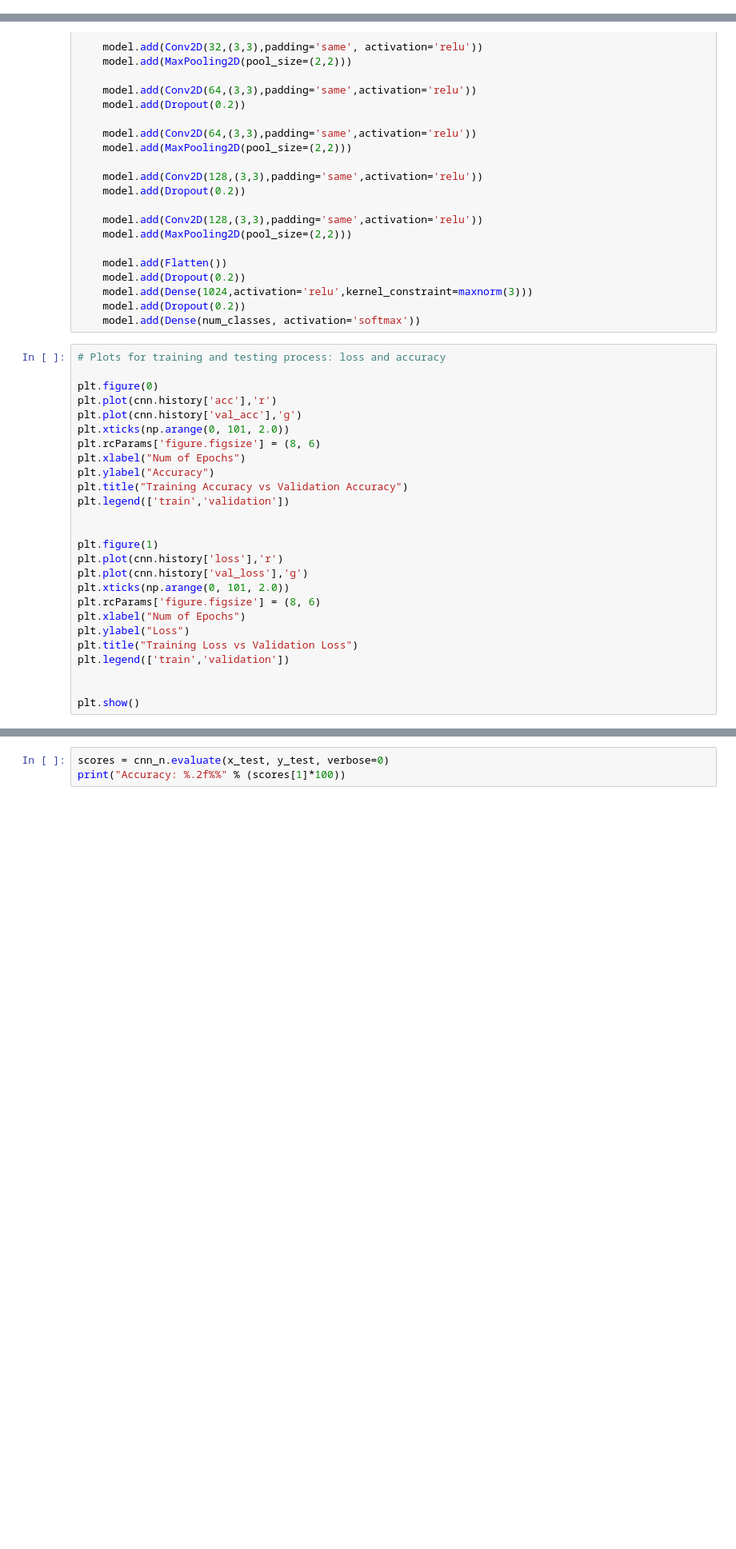
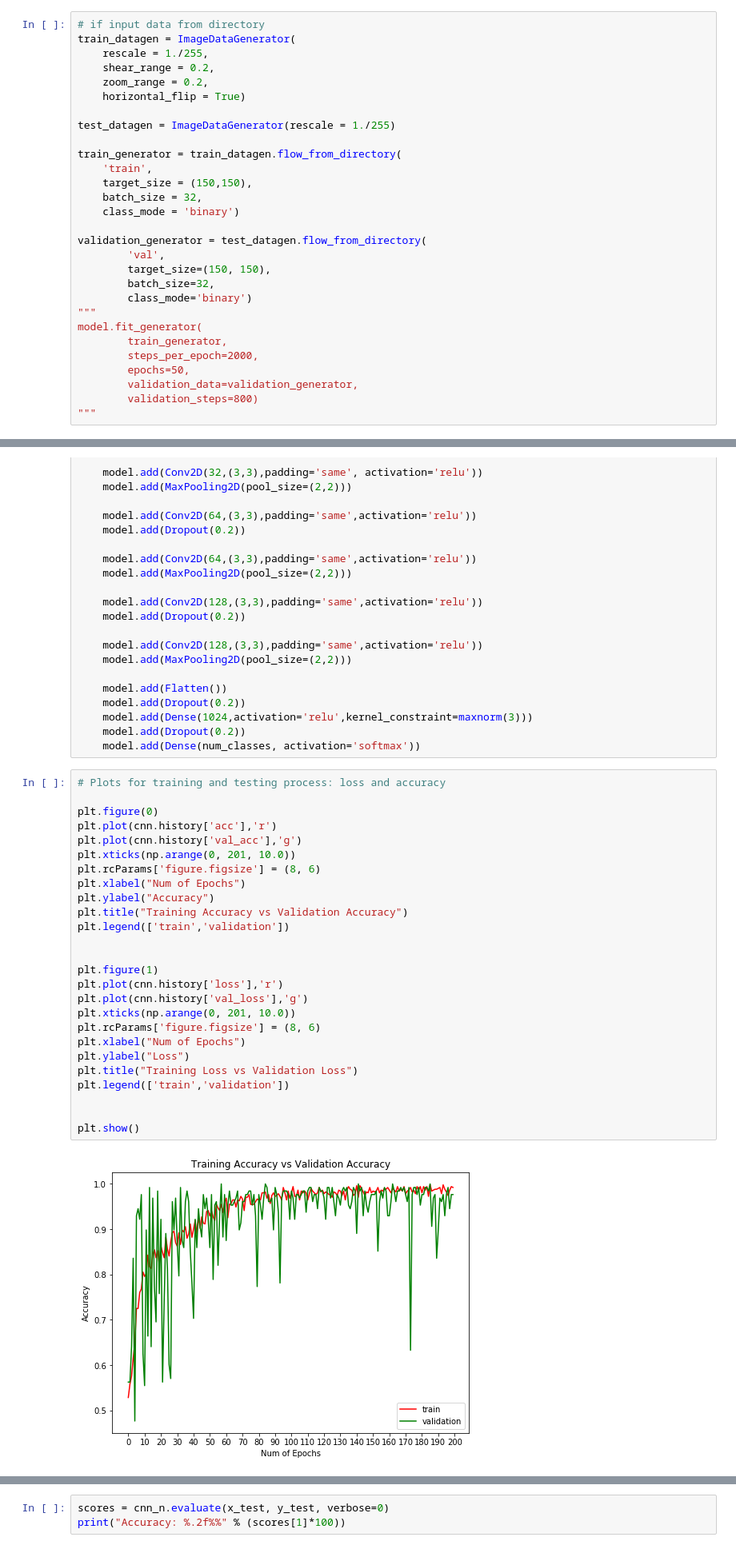
Before and after one commit to XiangnanHe/deep-learning, a Jupyter notebook: ConvNet Keras Tensorflow.ipynb, the cells around one changed output, grey strips where cells are left out. Shown: that part at 80% size. Drawn from its saved outputs; the diff is of its cells as text; blank space fills up the shorter version.

```diff
--- a/ConvNet Keras Tensorflow.ipynb
+++ b/ConvNet Keras Tensorflow.ipynb
@@ -42 +44,30 @@ epochs = 10 # repeat 10 times
 class_names = ['airplane', 'automobile', 'bird', 'cat', 'deer', 'dog', 'frog', 'horse', 'ship', 'truck']
+# %%
+# if input data from directory
+train_datagen = ImageDataGenerator(
+    rescale = 1./255,
+    shear_range = 0.2,
+    zoom_range = 0.2,
+    horizontal_flip = True)
+
+test_datagen = ImageDataGenerator(rescale = 1./255)
+
+train_generator = train_datagen.flow_from_directory(
+    'train',
+    target_size = (150,150),
+    batch_size = 32,
+    class_mode = 'binary')
+
+validation_generator = test_datagen.flow_from_directory(
+        'val',
+        target_size=(150, 150),
+        batch_size=32,
+        class_mode='binary')
+"""
+model.fit_generator(
+        train_generator,
+        steps_per_epoch=2000,
+        epochs=50,
+        validation_data=validation_generator,
+        validation_steps=800)
+"""
@@ -152,26 +272,28 @@ def base_model():
 # %%
 # Plots for training and testing process: loss and accuracy
 
 plt.figure(0)
 plt.plot(cnn.history['acc'],'r')
 plt.plot(cnn.history['val_acc'],'g')
-plt.xticks(np.arange(0, 101, 2.0))
+plt.xticks(np.arange(0, 201, 10.0))
 plt.rcParams['figure.figsize'] = (8, 6)
 plt.xlabel("Num of Epochs")
 plt.ylabel("Accuracy")
 plt.title("Training Accuracy vs Validation Accuracy")
 plt.legend(['train','validation'])
 
 
 plt.figure(1)
 plt.plot(cnn.history['loss'],'r')
 plt.plot(cnn.history['val_loss'],'g')
-plt.xticks(np.arange(0, 101, 2.0))
+plt.xticks(np.arange(0, 201, 10.0))
 plt.rcParams['figure.figsize'] = (8, 6)
 plt.xlabel("Num of Epochs")
 plt.ylabel("Loss")
 plt.title("Training Loss vs Validation Loss")
 plt.legend(['train','validation'])
 
 
 plt.show()
+# %% [output]
+[figure, added]
```
Also changed, not shown: parts of 11 cells of this notebook.
